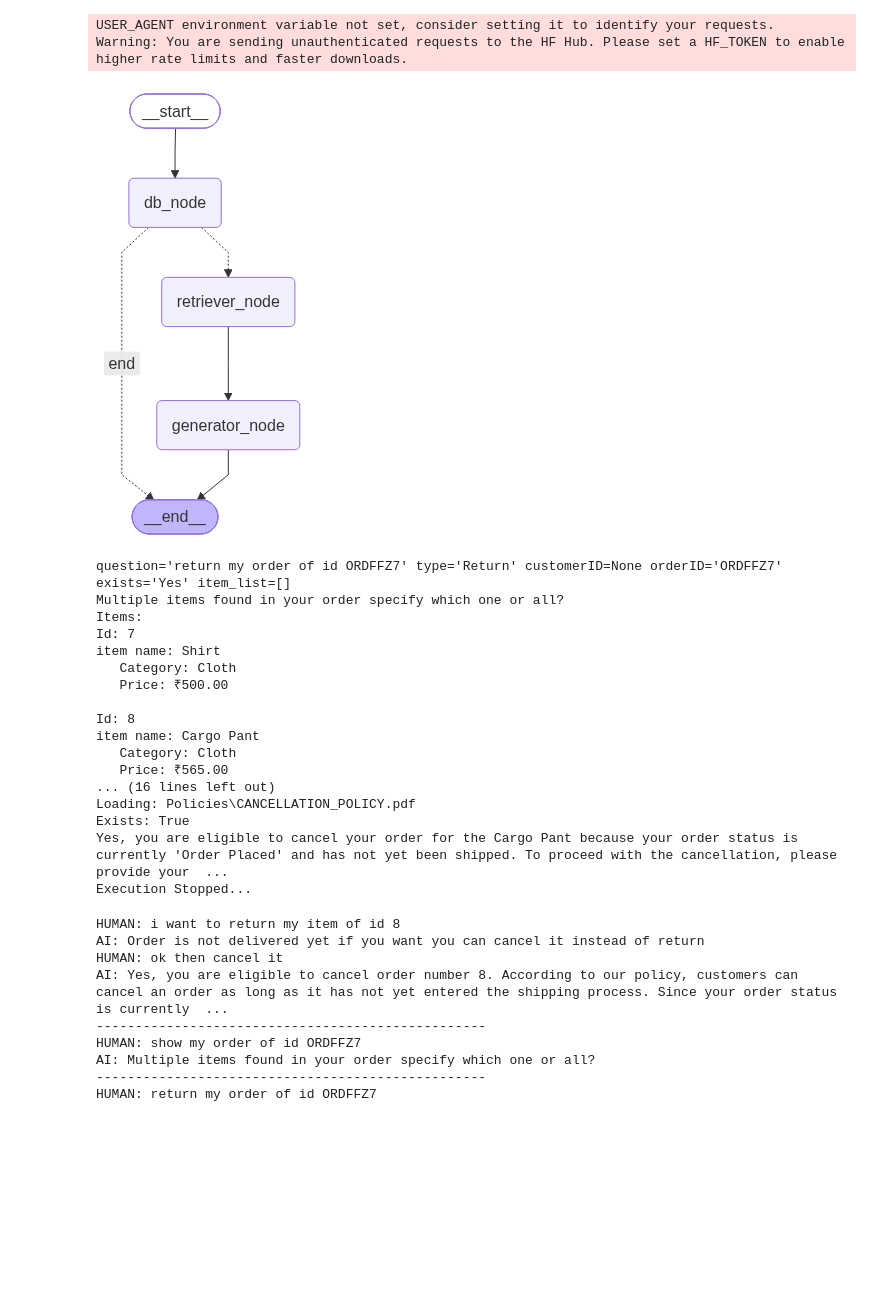
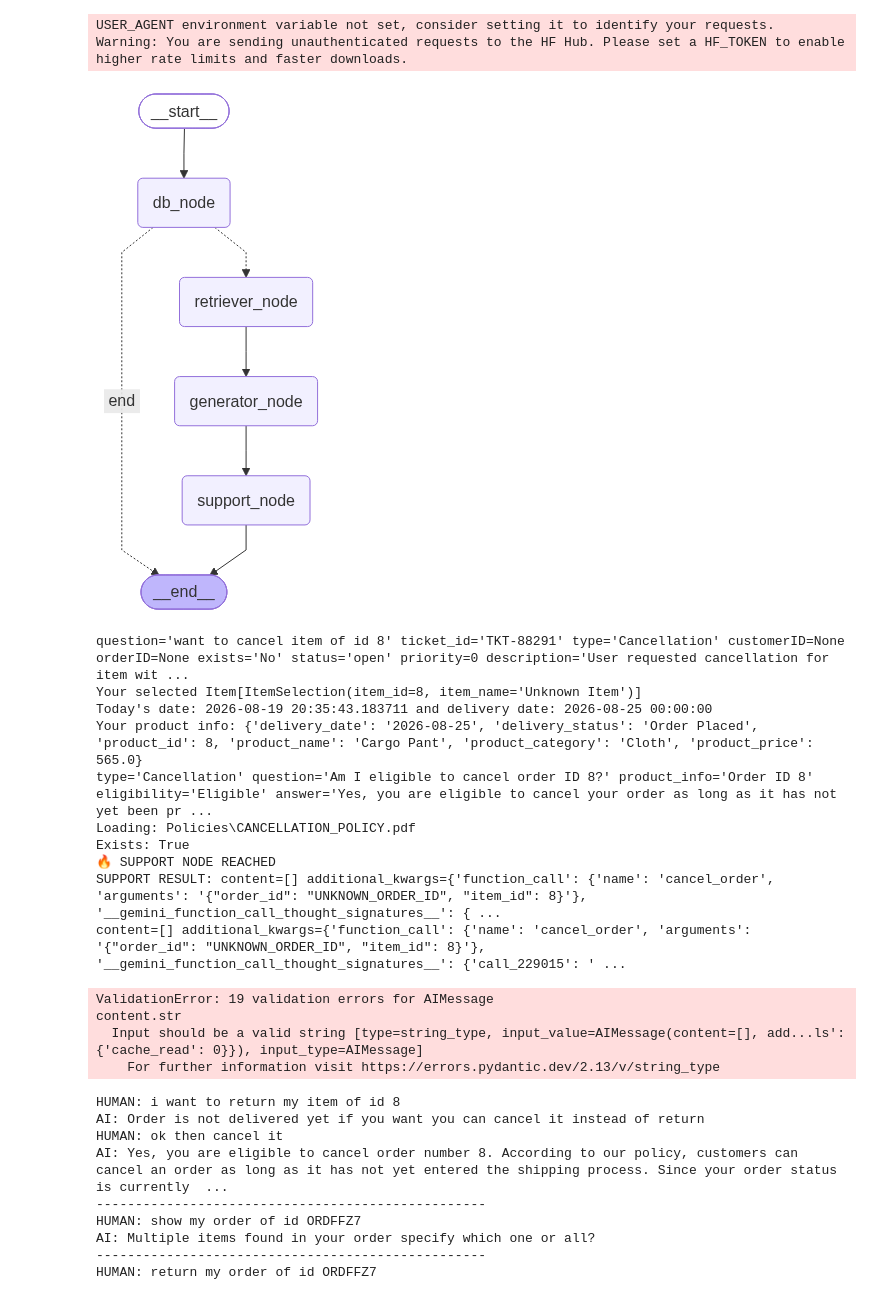
Before and after one commit to IamFJ03/RAG_Tutorial, a Jupyter notebook: customer_support_agent/main.ipynb, the cells around one changed output. Cells and saved outputs as stored; diff of their text form; code cells hidden in the pictures; blank space fills up the shorter version.

Commit message:
Support Node function

```diff
--- a/customer_support_agent/main.ipynb
+++ b/customer_support_agent/main.ipynb
@@ -297,6 +297,18 @@ def generator_node(state: graph_schema) -> graph_schema:
         "answer": result.answer,
         "eligibility": result.eligibility
     }
+
+def support_node(state: graph_schema) -> graph_schema:
+    print("🔥 SUPPORT NODE REACHED")
+
+    query = state["conversation"]
+    result = llm_with_tools.invoke(query)
+
+    print("SUPPORT RESULT:", result)
+
+    return {
+        "answer": result
+    }
 # %% [output]
 USER_AGENT environment variable not set, consider setting it to identify your requests.
 Warning: You are sending unauthenticated requests to the HF Hub. Please set a HF_TOKEN to enable higher rate limits and faster downloads.
@@ -305,22 +315,24 @@ def support_node(state: graph_schema) -> graph_schema:
 # %%
 from langgraph.graph import StateGraph, START, END
 
 graph = StateGraph(graph_schema)
 
 graph.add_node("retriever_node", retriever_node)
 graph.add_node("db_node", track_db_node)
 graph.add_node("generator_node", generator_node)
+graph.add_node("support_node", support_node)
 
 graph.add_edge(START, "db_node")
 graph.add_conditional_edges("db_node", decision_node, {"retriever_node": "retriever_node", "end": END})
 graph.add_edge("retriever_node", "generator_node")
-graph.add_edge("generator_node", END)
+graph.add_edge("generator_node", "support_node")
+graph.add_edge("support_node", END)
 
 customer_support_agent = graph.compile()
 
 customer_support_agent
 # %% [output]
-[figure, old version]
+[figure, new version]
 # %%
 from langchain_core.messages import HumanMessage, AIMessage
 from memory import LocalMemory
@@ -364,23 +376,20 @@ while True:
     conversation.append(AIMessage(content=response['answer']))
     memory.save_memory(conversation)
 # %% [output]
-question='return my order of id ORDFFZ7' type='Return' customerID=None orderID='ORDFFZ7' exists='Yes' item_list=[]
-Multiple items found in your order specify which one or all?
-Items:
-Id: 7
-item name: Shirt
-   Category: Cloth
-   Price: ₹500.00
-
-Id: 8
-item name: Cargo Pant
-   Category: Cloth
-   Price: ₹565.00
-... (16 lines left out)
+question='want to cancel item of id 8' ticket_id='TKT-88291' type='Cancellation' customerID=None orderID=None exists='No' status='open' priority=0 description='User requested cancellation for item wit ...
+Your selected Item[ItemSelection(item_id=8, item_name='Unknown Item')]
+Today's date: 2026-08-19 20:35:43.183711 and delivery date: 2026-08-25 00:00:00
+Your product info: {'delivery_date': '2026-08-25', 'delivery_status': 'Order Placed', 'product_id': 8, 'product_name': 'Cargo Pant', 'product_category': 'Cloth', 'product_price': 565.0}
+type='Cancellation' question='Am I eligible to cancel order ID 8?' product_info='Order ID 8' eligibility='Eligible' answer='Yes, you are eligible to cancel your order as long as it has not yet been pr ...
 Loading: Policies\CANCELLATION_POLICY.pdf
 Exists: True
-Yes, you are eligible to cancel your order for the Cargo Pant because your order status is currently 'Order Placed' and has not yet been shipped. To proceed with the cancellation, please provide your  ...
-Execution Stopped...
+🔥 SUPPORT NODE REACHED
+SUPPORT RESULT: content=[] additional_kwargs={'function_call': {'name': 'cancel_order', 'arguments': '{"order_id": "UNKNOWN_ORDER_ID", "item_id": 8}'}, '__gemini_function_call_thought_signatures__': { ...
+content=[] additional_kwargs={'function_call': {'name': 'cancel_order', 'arguments': '{"order_id": "UNKNOWN_ORDER_ID", "item_id": 8}'}, '__gemini_function_call_thought_signatures__': {'call_229015': ' ...
+ValidationError: 19 validation errors for AIMessage
+content.str
+  Input should be a valid string [type=string_type, input_value=AIMessage(content=[], add...ls': {'cache_read': 0}}), input_type=AIMessage]
+    For further information visit https://errors.pydantic.dev/2.13/v/string_type
 # %%
 from memory import LocalMemory
 
```
Also changed, not shown: parts of 1 cell of this notebook, 2 other files.
